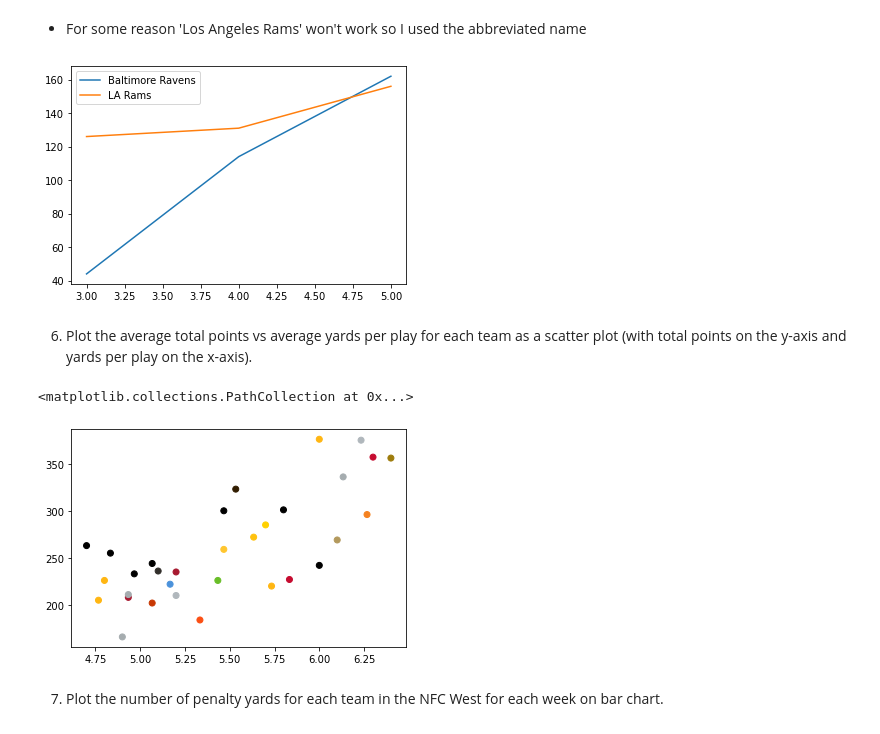
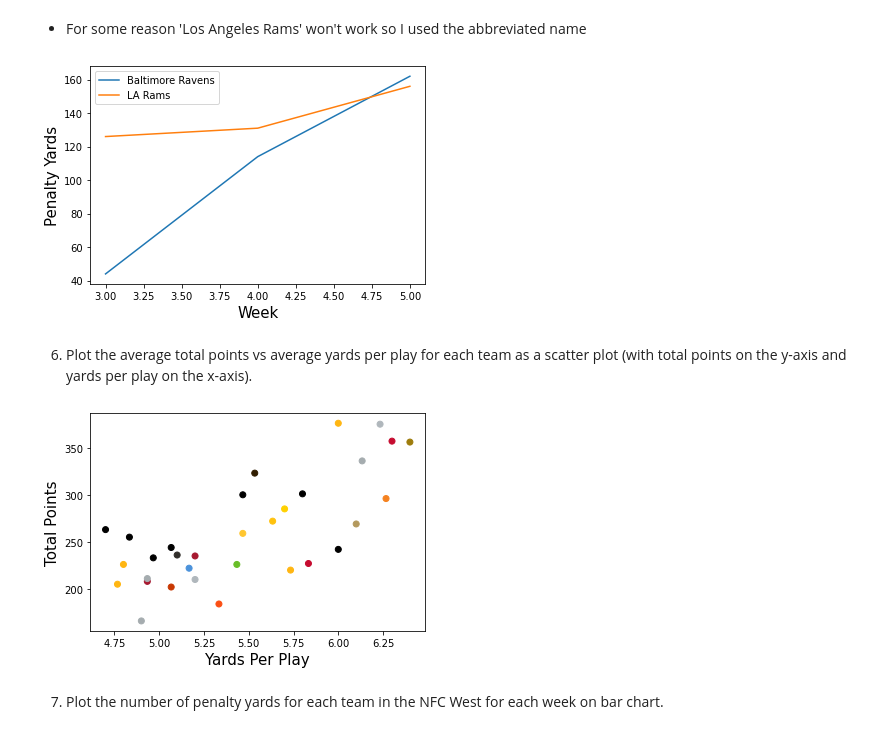
Before and after one commit to SheltonBlackwell/cis277-fa22-Lab5, a Jupyter notebook: Lab5.ipynb, the cells around one changed output. Drawn from its saved outputs; the diff is of its cells as text; code cells hidden in the pictures.

```diff
--- a/Lab5.ipynb
+++ b/Lab5.ipynb
@@ -73,16 +74,19 @@ z = all_files[all_files.team_abbr == 'LA'].penalty_yards
 plt.plot(x,y)
 plt.plot(x,z)
 plt.legend(["Baltimore Ravens", "LA Rams"])
+plt.xlabel("Week",fontsize=15)
+plt.ylabel("Penalty Yards",fontsize=15)
 plt.show()
 # %% [output]
-[figure, old version]
+[figure, new version]
 # %% [markdown]
 6. Plot the average total points vs average yards per play for each team as a scatter plot (with total points on the y-axis and yards per play on the x-axis).
 # %%
 plt.scatter(all_files.groupby('team').yards_per_play.mean(), all_files.groupby('team').points_scored.sum(),color= colors_logos.team_color2)
+plt.xlabel("Yards Per Play",fontsize=15)
+plt.ylabel("Total Points",fontsize=15);
 # %% [output]
-<matplotlib.collections.PathCollection at 0x...>
-[figure, old version]
+[figure, new version]
 # %% [markdown]
 7. Plot the number of penalty yards for each team in the NFC West for each week on bar chart.
 # %%
```
Also changed, not shown: parts of 1 cell of this notebook.
